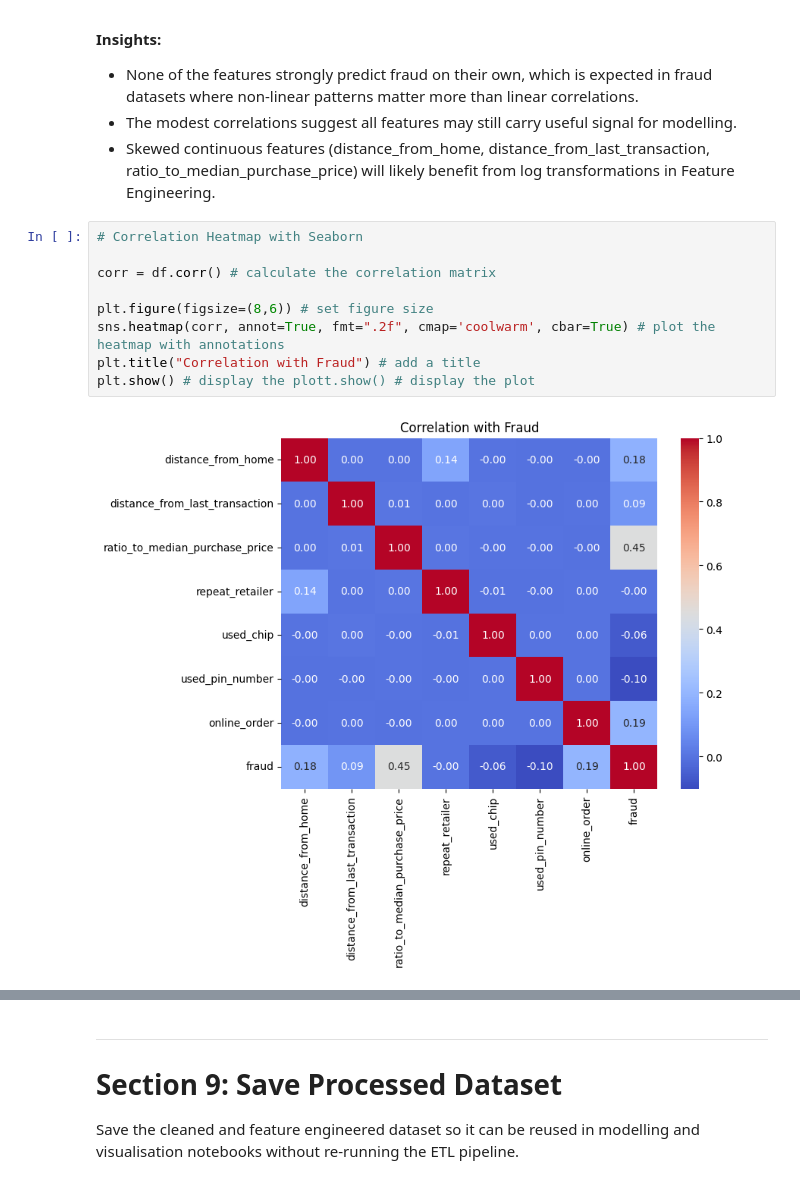
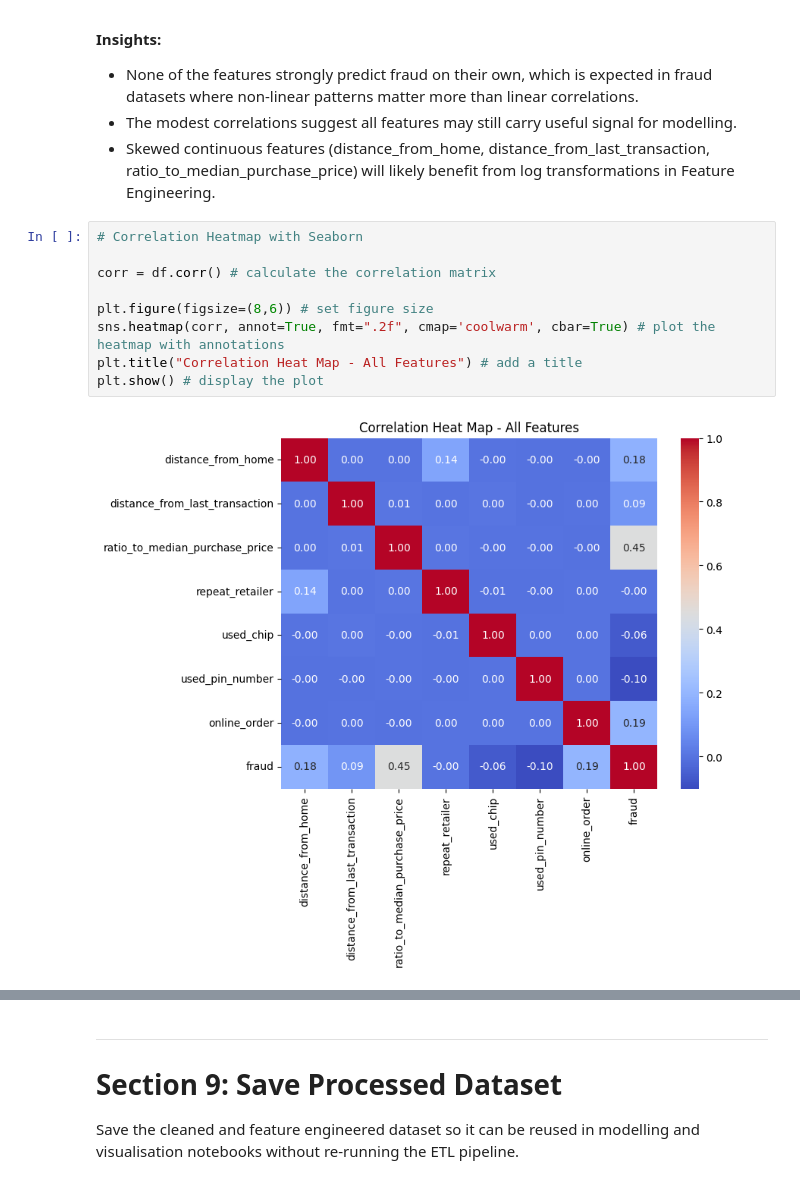
Before and after one commit to JayneLawley/Credit-Card-Fraud-Analysis, a Jupyter notebook: jupyter_notebooks/01_ETL.ipynb, the cells around one changed output, grey strips where cells are left out. Drawn from its saved outputs; the diff is of its cells as text.

```diff
--- a/jupyter_notebooks/01 ETL.ipynb
+++ b/jupyter_notebooks/01_ETL.ipynb
@@ -433,14 +430,14 @@ Seaborn’s heatmap was used to visualise correlations between continuous featur
 # %%
 # Correlation Heatmap with Seaborn
 
 corr = df.corr() # calculate the correlation matrix
 
 plt.figure(figsize=(8,6)) # set figure size
 sns.heatmap(corr, annot=True, fmt=".2f", cmap='coolwarm', cbar=True) # plot the heatmap with annotations
-plt.title("Correlation with Fraud") # add a title
-plt.show() # display the plott.show() # display the plot
+plt.title("Correlation Heat Map - All Features") # add a title
+plt.show() # display the plot
 # %% [output]
-[figure, old version]
+[figure, new version]
 # %% [markdown]
 ---
 # Section 8: Feature Engineering
```
Also changed, not shown: parts of 15 cells of this notebook, 1 other file.
